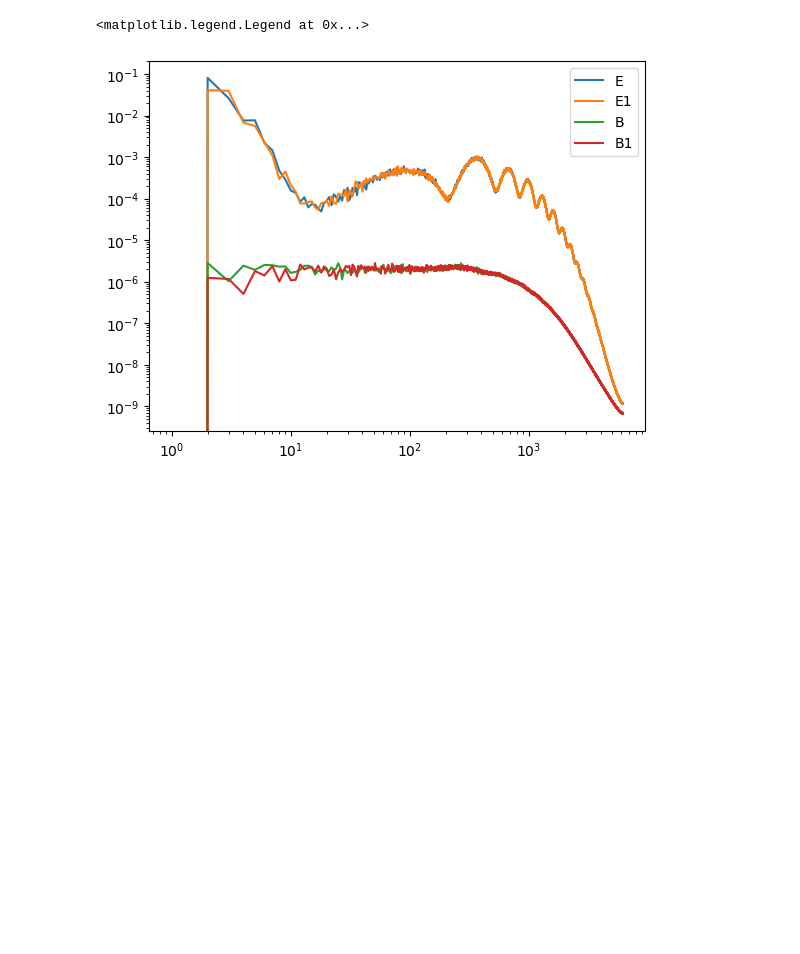
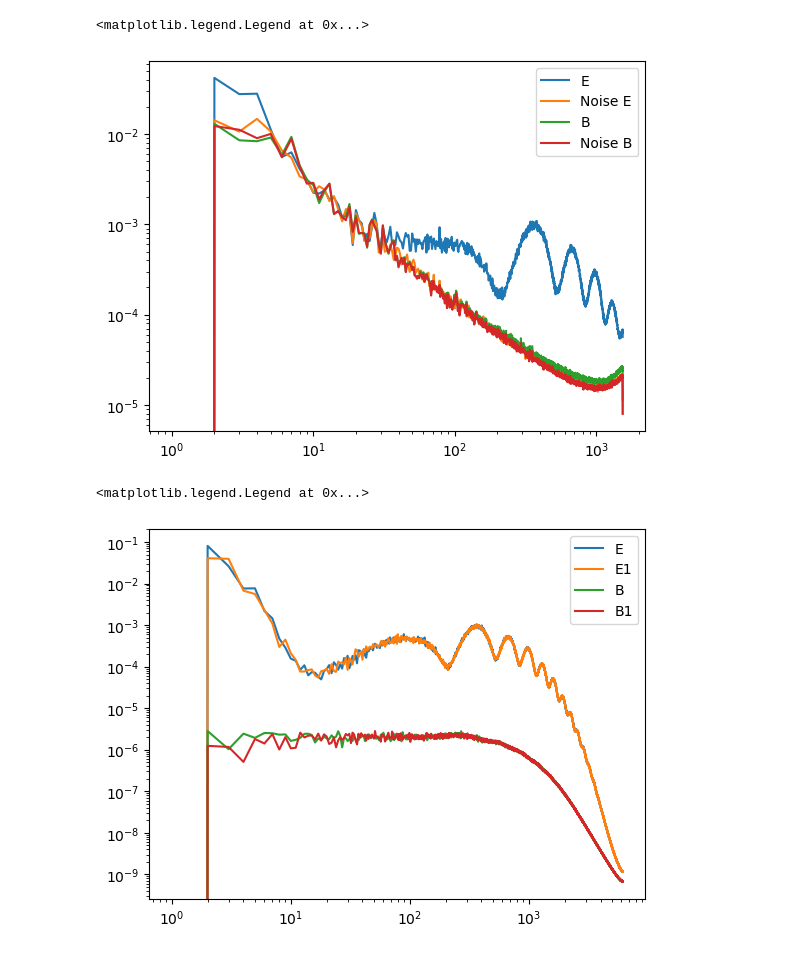
Before and after one commit to antolonappan/cobi, a Jupyter notebook: examples/simulations/aniso.ipynb, the cells around one changed output. Cells and saved outputs as stored; diff of their text form; code cells hidden in the pictures; blank space fills up the shorter version.

```diff
--- a/examples/simulations/aniso.ipynb
+++ b/examples/simulations/aniso.ipynb
@@ -21,3 +62,12 @@ Q1, U1 = cmb_aniso.get_cb_lensed_QU(1)
+# %%
+plt.loglog(hp.alm2cl(EB[0]), label='E')
+plt.loglog(Nl[0], label='Noise E')
+plt.loglog(hp.alm2cl(EB[1]), label='B')
+plt.loglog(Nl[1], label='Noise B')
+plt.legend()
+# %% [output]
+<matplotlib.legend.Legend at 0x...>
+[figure, added]
 # %%
 A1 = cmb_aniso.alpha_map(1)
 # %%
```
Also changed, not shown: parts of 10 cells of this notebook, 6 other files.
